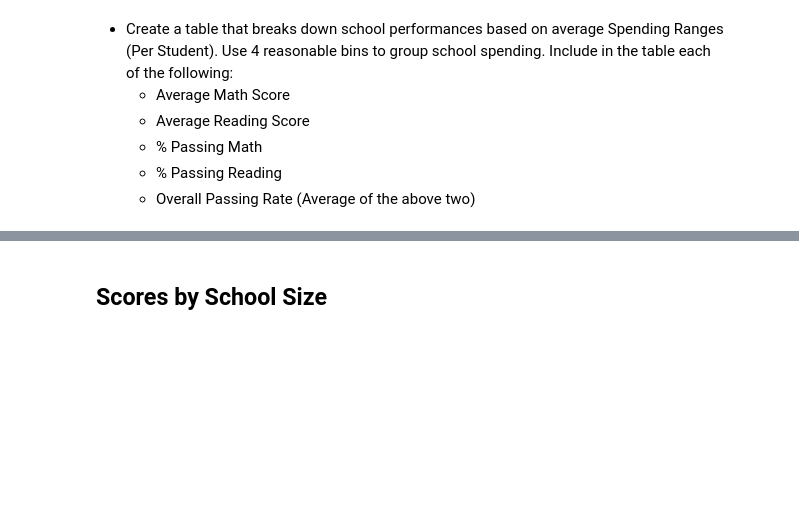
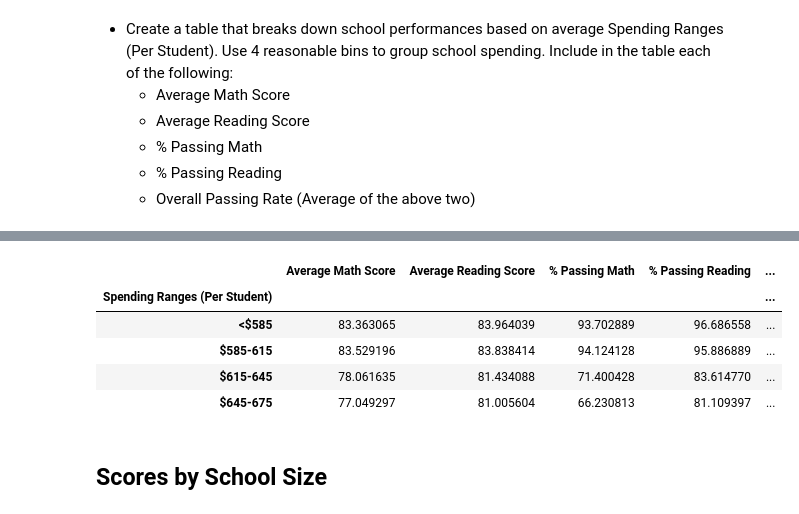
Before and after one commit to mtbulut/Pandas-Challenge-1, a Jupyter notebook: PyCitySchools/PyCitySchools_starter.ipynb, the cells around one changed output, grey strips where cells are left out. Cells and saved outputs as stored; diff of their text form; code cells hidden in the pictures; blank space fills up the shorter version.

```diff
--- a/PyCitySchools/PyCitySchools_starter.ipynb
+++ b/PyCitySchools/PyCitySchools_starter.ipynb
@@ -96,8 +119,8 @@ district_df
 schools = school_data_complete.groupby(['school_name','type','budget'])\
     .agg({
         'Student ID':'count',
-        'math_score':'mean',
-        'reading_score':'mean',
+        'math_score':'sum',
+        'reading_score':'sum',
         'pass_math':'sum',
         'pass_read':'sum'
     })\
@@ -105,23 +128,16 @@ schools = school_data_complete.groupby(['school_name','type','budget'])\
     .rename(columns={'type':'School Type',
                      'budget':'Total School Budget',
                      'Student ID':'Total Students',
-                     'math_score':'Average Math Score',
-                     'reading_score':'Average Reading Score',
-                     'pass_math':'% Passing Math',
-                     'pass_read':'% Passing Reading'
                     })
 
+schools = scores_math(schools)
+
 schools['Per Student Budget'] = (schools['Total School Budget']/schools['Total Students'])*100
-schools['% Passing Math'] = (schools['% Passing Math']/schools['Total Students'])*100
-schools['% Passing Reading'] = (schools['% Passing Reading']/schools['Total Students'])*100
-
-schools['Overall Passing Rate'] = (schools['% Passing Math']+schools['% Passing Reading'])/2
 
 columns = ['School Type','Total Students','Total School Budget','Per Student Budget',
-           'Average Math Score','Average Reading Score','% Passing Math','% Passing Reading','Overall Passing Rate']
-schools = schools.reindex(columns=columns)
+           'Average Math Score','Average Reading Score','% Passing Math','% Passing Reading','% Overall Passing Rate']
 
-schools.sort_values('Overall Passing Rate', ascending=False).head()
+schools.sort_values('% Overall Passing Rate', ascending=False)[columns].head()
 # %% [output]
 |  | School Type | Total Students | Total School Budget | Per Student Budget | Average Math Score | ... |
 | school_name |  |  |  |  |  | ... |
@@ -219,16 +235,5 @@ scores.unstack(level='grade')['reading_score'][cols]
 # %%
 # Sample bins. Feel free to create your own bins.
 spending_bins = [0, 58500, 61500, 64500, 67500]
-group_names = ["<$585", "$585-615", "$615-645", "$645-675"]
-
-spend = schools.assign(spending=lambda x:pd.cut(schools['Per Student Budget'],bins=spending_bins,labels=group_names,right=False))\
-    .groupby('spending')\
-    .agg({'Average Math Score':['mean'],
-          'Average Reading Score':['mean'],
-          '% Passing Math':['mean'],
-          '% Passing Reading':['mean'],
-          'Overall Passing Rate':['mean'],
-         })\
-    .rename(columns={'Overall Passing Rate':'% Overall Passing Rate'})\
-    .droplevel(1, axis=1)
-spend
+spend_names = ["<$585", "$585-615", "$615-645", "$645-675"]
+columns = ['Average Math Score','Average Reading Score','% Passing Math','% Passing Reading','% Overall Passing Rate']
@@ -250,3 +240,15 @@ spend
+# %%
+spend = scores_by(schools,'Per Student Budget',spending_bins,spend_names)
+spend = scores_math(spend)\
+                .rename_axis('Spending Ranges (Per Student)')
+spend[columns]
+# %% [output]
+|  | Average Math Score | Average Reading Score | % Passing Math | % Passing Reading | ... |
+| Spending Ranges (Per Student) |  |  |  |  | ... |
+| <$585 | 83.363065 | 83.964039 | 93.702889 | 96.686558 | ... |
+| $585-615 | 83.529196 | 83.838414 | 94.124128 | 95.886889 | ... |
+| $615-645 | 78.061635 | 81.434088 | 71.400428 | 83.614770 | ... |
+| $645-675 | 77.049297 | 81.005604 | 66.230813 | 81.109397 | ... |
 # %% [markdown]
 ## Scores by School Size
 # %% [markdown]
```
Also changed, not shown: parts of 12 cells of this notebook.
